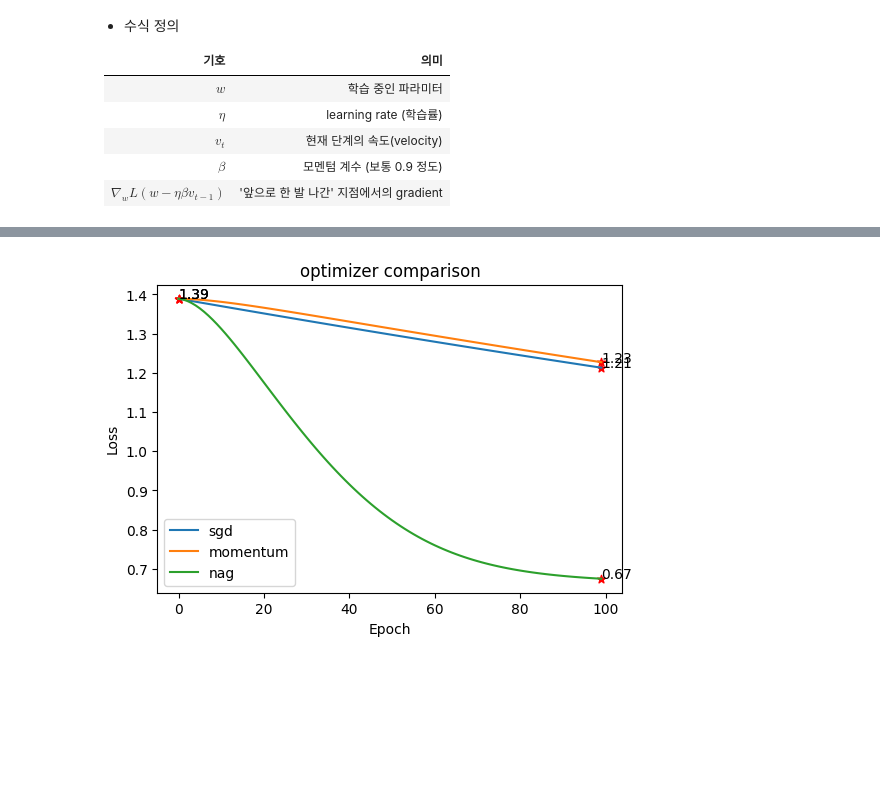
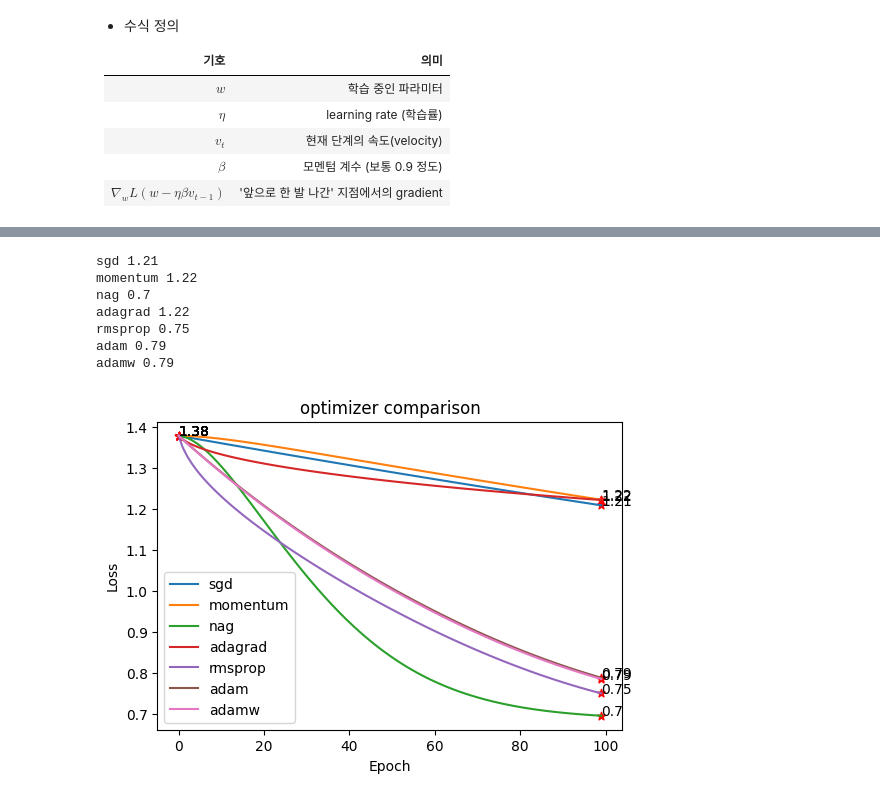
Before and after one commit to smsm8898/scratch, a Jupyter notebook: notebooks/optimizers.ipynb, the cells around one changed output, grey strips where cells are left out. Drawn from its saved outputs; the diff is of its cells as text; code cells hidden in the pictures; blank space fills up the shorter version.

Commit message:
expr: optimize logitic regression

```diff
--- a/notebooks/optimizers.ipynb
+++ b/notebooks/optimizers.ipynb
@@ -73,6 +73,7 @@ def visualize(losses):
 # common settings
 n_epochs = 100
 lr = 0.01
+n_samples = 1000
 n_features = 10
 
 # logistic regression
@@ -81,7 +82,7 @@ _b = np.zeros([1])
 
 # binary classification dataset
 X, y = make_classification(
-    n_samples=200,
+    n_samples=n_samples,
     n_features=n_features,
     n_redundant=0,
     n_informative=2,
@@ -171,30 +296,47 @@ plt.show()
 # %%
-from src.optimizers import SGD, Momentum, NAG
+from src.optimizers import SGD, Momentum, NAG, Adagrad, RMSProp, Adam, AdamW
+from tqdm import tqdm
 
 
 optimizers = {
     SGD.name: SGD(lr),
     Momentum.name: Momentum(lr),
-    NAG.name: NAG(lr)
+    NAG.name: NAG(lr),
+    Adagrad.name: Adagrad(lr),
+    RMSProp.name: RMSProp(lr),
+    Adam.name: Adam(lr),
+    AdamW.name: AdamW(lr),
 }
+
 losses = {}
 for name, optimizer in optimizers.items():
     w = _w.copy()
     b = _b.copy()
     loss = []
 
-    for epoch in range(n_epochs):
+    for epoch in tqdm(range(n_epochs), desc=name):
         y_pred = predict(X, w, b)
         _loss = binary_cross_entropy(y, y_pred)
         dw, db = gradient(X, y, y_pred)
 
         # update
         w = optimizer.update(w, dw)
         b -= lr * db
 
         loss.append(_loss)
 
     losses[name] = loss
+
+for k, v in losses.items():
+    print(k, np.round(v[-1], 2))
+
 visualize(losses)
 # %% [output]
+sgd 1.21
+momentum 1.22
+nag 0.7
+adagrad 1.22
+rmsprop 0.75
+adam 0.79
+adamw 0.79
-[figure, old version]
+[figure, new version]
```
Also changed, not shown: parts of 5 cells of this notebook.
